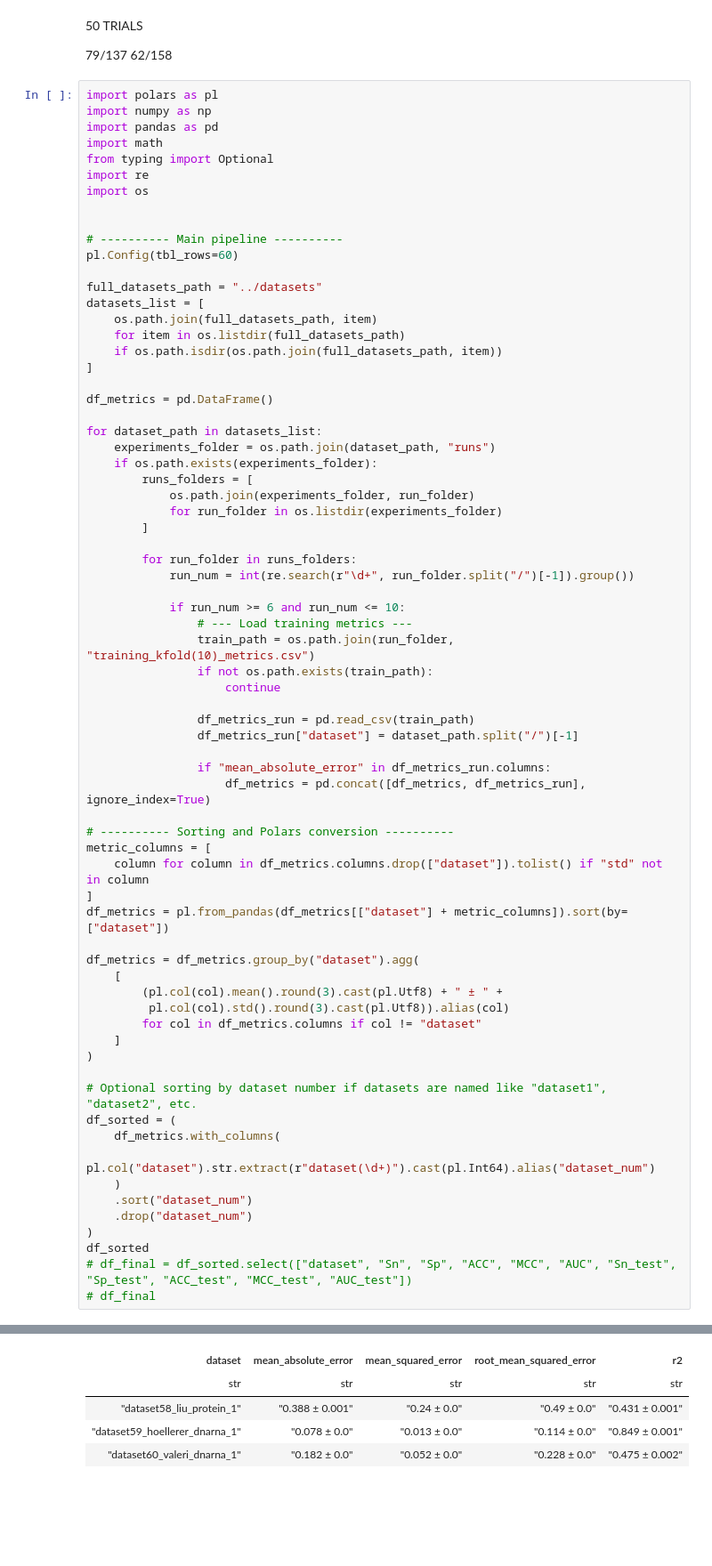
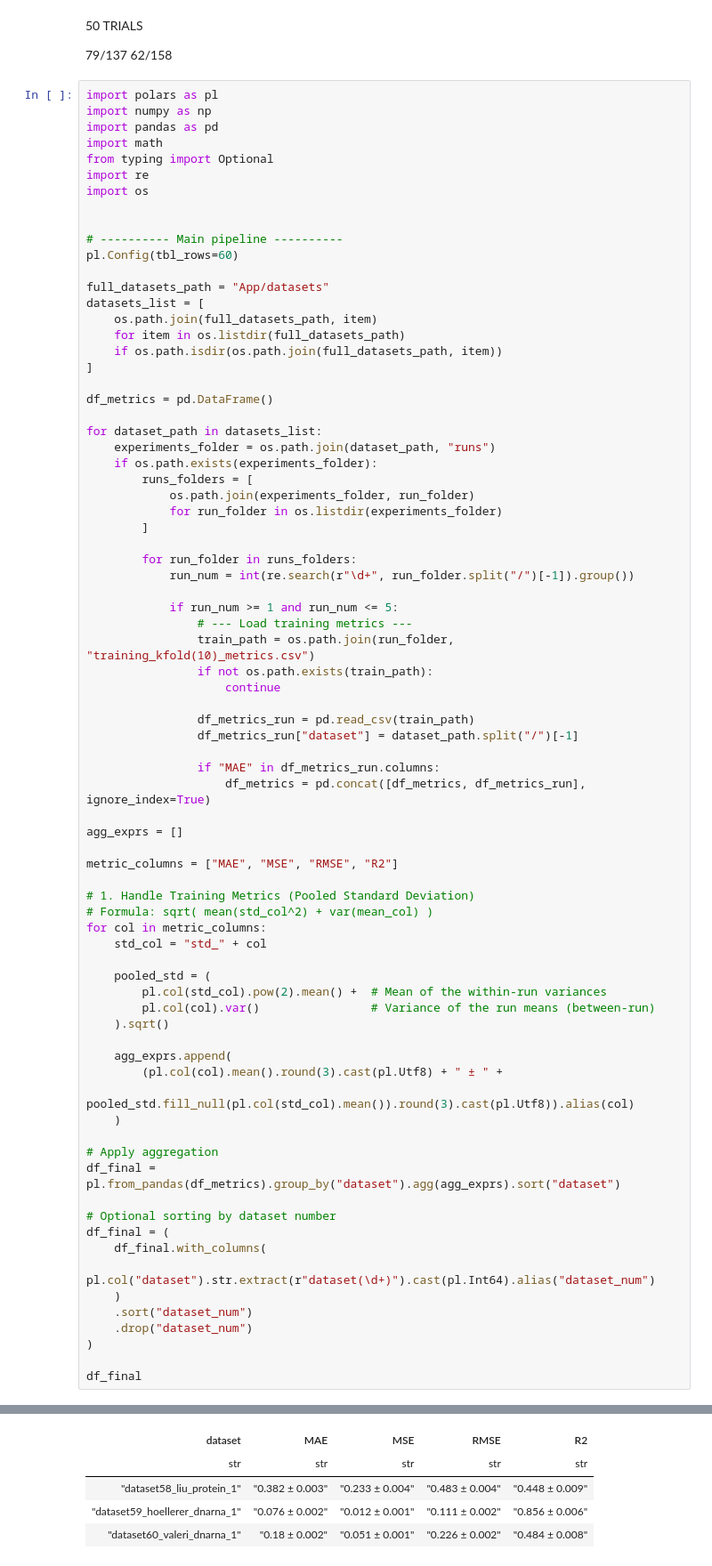
Before and after one commit to Bonidia/BioAutoML-FAST, a Jupyter notebook: experiments_analysis.ipynb, the cells around one changed output, grey strips where cells are left out. Shown at 89% size. Cells and saved outputs as stored; diff of their text form; blank space fills up the shorter version.

```diff
--- a/experiments_analysis.ipynb
+++ b/experiments_analysis.ipynb
@@ -666,7 +703,7 @@ import os
 # ---------- Main pipeline ----------
 pl.Config(tbl_rows=60)
 
-full_datasets_path = "../datasets"
+full_datasets_path = "App/datasets"
 datasets_list = [
     os.path.join(full_datasets_path, item)
     for item in os.listdir(full_datasets_path)
@@ -679,55 +716,62 @@ for dataset_path in datasets_list:
     experiments_folder = os.path.join(dataset_path, "runs")
     if os.path.exists(experiments_folder):
         runs_folders = [
             os.path.join(experiments_folder, run_folder)
             for run_folder in os.listdir(experiments_folder)
         ]
 
         for run_folder in runs_folders:
             run_num = int(re.search(r"\d+", run_folder.split("/")[-1]).group())
 
-            if run_num >= 6 and run_num <= 10:
+            if run_num >= 1 and run_num <= 5:
                 # --- Load training metrics ---
                 train_path = os.path.join(run_folder, "training_kfold(10)_metrics.csv")
                 if not os.path.exists(train_path):
                     continue
 
                 df_metrics_run = pd.read_csv(train_path)
                 df_metrics_run["dataset"] = dataset_path.split("/")[-1]
 
-                if "mean_absolute_error" in df_metrics_run.columns:
+                if "MAE" in df_metrics_run.columns:
                     df_metrics = pd.concat([df_metrics, df_metrics_run], ignore_index=True)
 
-# ---------- Sorting and Polars conversion ----------
-metric_columns = [
-    column for column in df_metrics.columns.drop(["dataset"]).tolist() if "std" not in column
-]
-df_metrics = pl.from_pandas(df_metrics[["dataset"] + metric_columns]).sort(by=["dataset"])
+agg_exprs = []
 
-df_metrics = df_metrics.group_by("dataset").agg(
-    [
+metric_columns = ["MAE", "MSE", "RMSE", "R2"]
+
+# 1. Handle Training Metrics (Pooled Standard Deviation)
+# Formula: sqrt( mean(std_col^2) + var(mean_col) )
+for col in metric_columns:
+    std_col = "std_" + col
+
+    pooled_std = (
+        pl.col(std_col).pow(2).mean() +  # Mean of the within-run variances
+        pl.col(col).var()                # Variance of the run means (between-run)
+    ).sqrt()
+
+    agg_exprs.append(
         (pl.col(col).mean().round(3).cast(pl.Utf8) + " ± " +
-         pl.col(col).std().round(3).cast(pl.Utf8)).alias(col)
-        for col in df_metrics.columns if col != "dataset"
-    ]
-)
+            pooled_std.fill_null(pl.col(std_col).mean()).round(3).cast(pl.Utf8)).alias(col)
+    )
 
-# Optional sorting by dataset number if datasets are named like "dataset1", "dataset2", etc.
-df_sorted = (
-    df_metrics.with_columns(
+# Apply aggregation
+df_final = pl.from_pandas(df_metrics).group_by("dataset").agg(agg_exprs).sort("dataset")
+
+# Optional sorting by dataset number
+df_final = (
+    df_final.with_columns(
         pl.col("dataset").str.extract(r"dataset(\d+)").cast(pl.Int64).alias("dataset_num")
     )
     .sort("dataset_num")
     .drop("dataset_num")
 )
-df_sorted
-# df_final = df_sorted.select(["dataset", "Sn", "Sp", "ACC", "MCC", "AUC", "Sn_test", "Sp_test", "ACC_test", "MCC_test", "AUC_test"])
-# df_final
+
+df_final
 # %% [output]
 shape: (3, 5)
-| dataset | mean_absolute_error | mean_squared_error | root_mean_squared_error | r2 |
+| dataset | MAE | MSE | RMSE | R2 |
 | str | str | str | str | str |
-| "dataset58_liu_protein_1" | "0.388 ± 0.001" | "0.24 ± 0.0" | "0.49 ± 0.0" | "0.431 ± 0.001" |
-| "dataset59_hoellerer_dnarna_1" | "0.078 ± 0.0" | "0.013 ± 0.0" | "0.114 ± 0.0" | "0.849 ± 0.001" |
-| "dataset60_valeri_dnarna_1" | "0.182 ± 0.0" | "0.052 ± 0.0" | "0.228 ± 0.0" | "0.475 ± 0.002" |
+| "dataset58_liu_protein_1" | "0.382 ± 0.003" | "0.233 ± 0.004" | "0.483 ± 0.004" | "0.448 ± 0.009" |
+| "dataset59_hoellerer_dnarna_1" | "0.076 ± 0.002" | "0.012 ± 0.001" | "0.111 ± 0.002" | "0.856 ± 0.006" |
+| "dataset60_valeri_dnarna_1" | "0.18 ± 0.002" | "0.051 ± 0.001" | "0.226 ± 0.002" | "0.484 ± 0.008" |
 # %%
```
Also changed, not shown: parts of 18 cells of this notebook, 15 other files.
